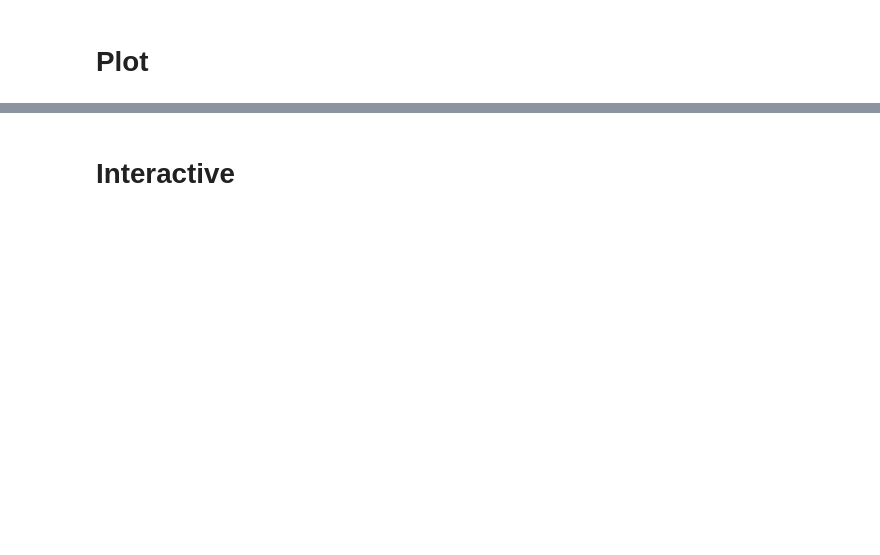
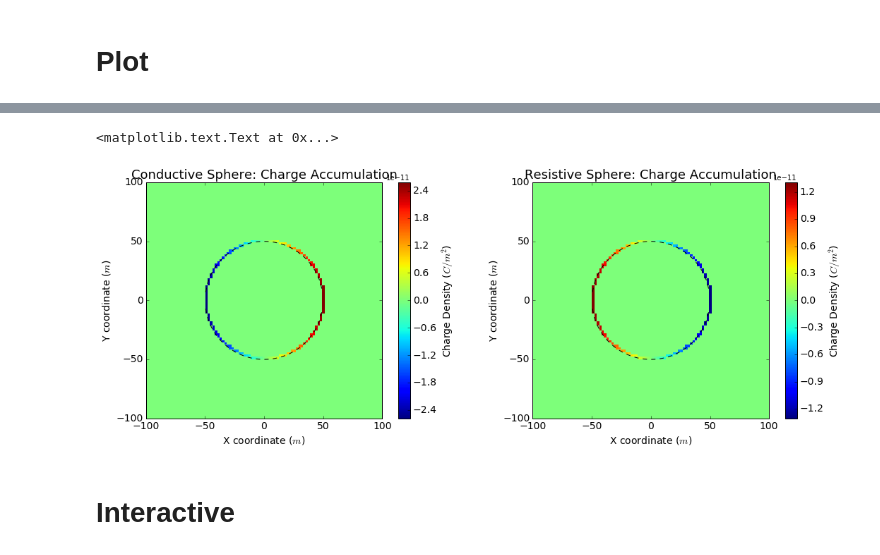
Before and after one commit to geoscixyz/em, a Jupyter notebook: examples/sphere/Wrapped_Example.ipynb, the cells around one changed output, grey strips where cells are left out. Saved outputs shown, nothing was run; the diff lists cells and outputs as text; code cells hidden in the pictures; blank space fills up the shorter version.

```diff
--- a/examples/sphere/Wrapped_Example.ipynb
+++ b/examples/sphere/Wrapped_Example.ipynb
@@ -41,3 +38,26 @@ fig,ax = Plot_Secondary_ElectricField(XYZ,sig0,sig1,R,E0)
+# %%
+    sig0 = 10.**-3          # conductivity of the wholespace in S/m
+    sig1 = 10.**-1         # conductivity of the sphere in S/m
+    sig2 = 10.**-5         # conductivity of the sphere in S/m
+    R    = 50.          # radius of the sphere in m
+    E0   = 1.           # inducing field strength in V/m
+    n = 100             #level of discretisation
+    xr = np.linspace(-2.*R, 2.*R, n) # X-axis discretization
+    yr = xr.copy()      # Y-axis discretization
+    dx = xr[1]-xr[0]       # mesh spacing
+    dy = yr[1]-yr[0]       # mesh spacing
+    zr = np.r_[0]          # identical to saying `zr = np.array([0])`
+    XYZ = ndgrid(xr,yr,zr) # Space Definition
+
+    fig, ax = plt.subplots(1,2,figsize=(18,6))
+    ax = mkvc(ax)
+    ax[0] = Plot_ChargesDensity(XYZ,sig0,sig1,R,E0,ax[0])
+    ax[0].set_title('Conductive Sphere: Charge Accumulation',fontsize=ftsize_title)
+    ax[1] = Plot_ChargesDensity(XYZ,sig0,sig2,R,E0,ax[1])
+    ax[1].set_title('Resistive Sphere: Charge Accumulation',fontsize=ftsize_title)
+# %% [output]
+<matplotlib.text.Text at 0x...>
+[figure, added]
 # %%
 example = 'Inversion' # ElectricFields, Currents, Charges, Differences
 
```
Also changed, not shown: parts of 4 cells of this notebook, 2 other files.
